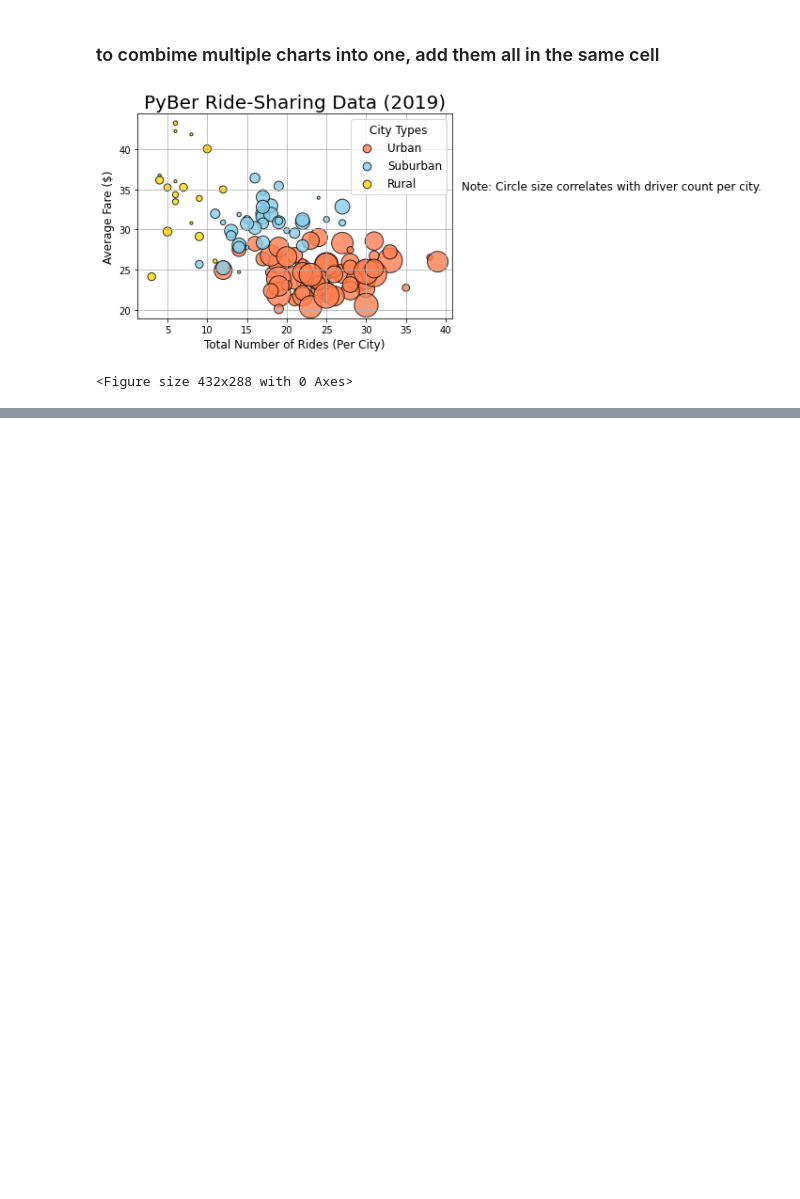
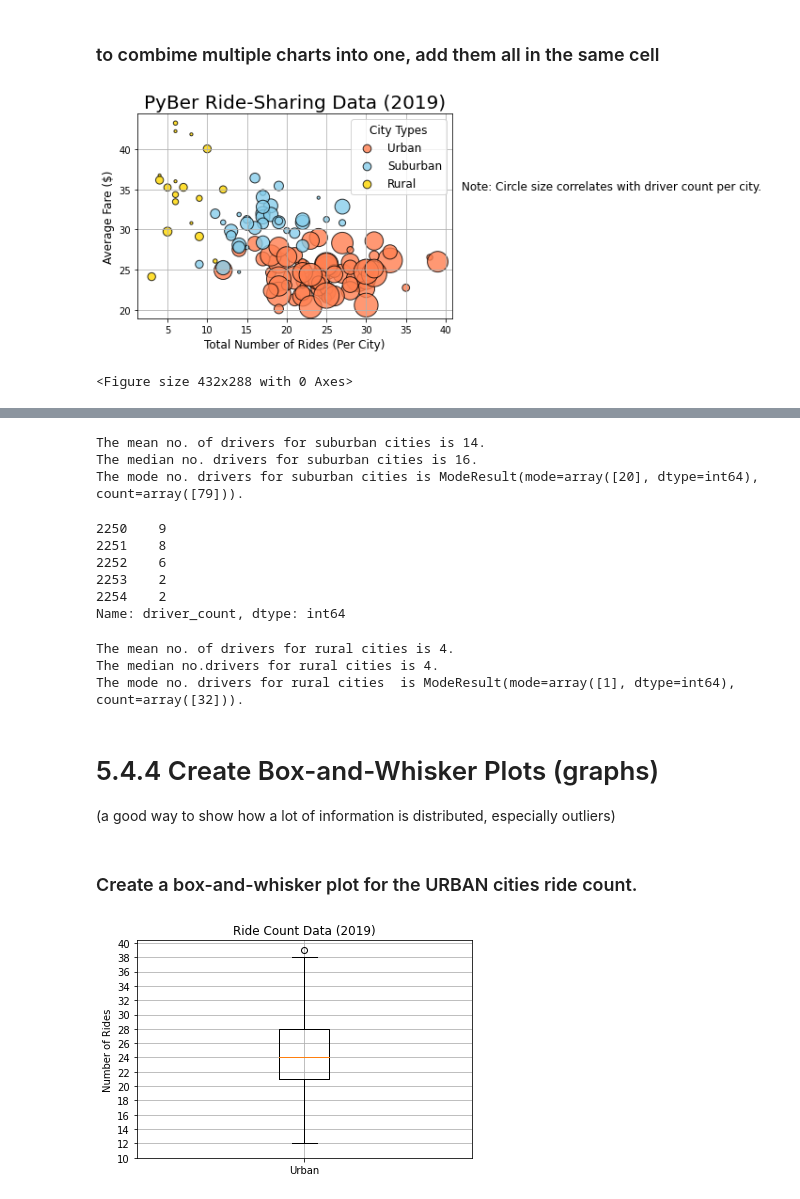
Before and after one commit to speddings/PyBer_analysis, a Jupyter notebook: PyBer.ipynb, the cells around one changed output, grey strips where cells are left out. Drawn from its saved outputs; the diff is of its cells as text; code cells hidden in the pictures; blank space fills up the shorter version.

```diff
--- a/PyBer.ipynb
+++ b/PyBer.ipynb
@@ -435,0 +718,57 @@ plt.savefig("resources/Fig1.png")
+# %%
+# Calculate the measures of central tendency for the average fare for the SUBURBAN cities.
+mean_suburban_drivers = np.mean(suburban_drivers)
+print(f"The mean no. of drivers for suburban cities is {mean_suburban_drivers:.0f}.")
+
+median_suburban_drivers = np.median(suburban_drivers)
+print(f"The median no. drivers for suburban cities is {median_suburban_drivers:.0f}.")
+
+mode_suburban_drivers = sts.mode(suburban_drivers)
+print(f"The mode no. drivers for suburban cities is {mode_suburban_drivers}.")
+# %% [output]
+The mean no. of drivers for suburban cities is 14.
+The median no. drivers for suburban cities is 16.
+The mode no. drivers for suburban cities is ModeResult(mode=array([20], dtype=int64), count=array([79])).
+# %%
+# Get the driver count data from the RURAL cities.
+rural_drivers = rural_cities_df['driver_count']
+rural_drivers.head()
+# %% [output]
+2250    9
+2251    8
+2252    6
+2253    2
+2254    2
+Name: driver_count, dtype: int64
+# %%
+# Calculate the measures of central tendency for the average fare for the URBAN cities.
+mean_rural_drivers = np.mean(rural_drivers)
+print(f"The mean no. of drivers for rural cities is {mean_rural_drivers:.0f}.")
+
+median_rural_drivers = np.median(rural_drivers)
+print(f"The median no.drivers for rural cities is {median_rural_drivers:.0f}.")
+
+mode_rural_drivers = sts.mode(rural_drivers)
+print(f"The mode no. drivers for rural cities  is {mode_rural_drivers}.")
+# %% [output]
+The mean no. of drivers for rural cities is 4.
+The median no.drivers for rural cities is 4.
+The mode no. drivers for rural cities  is ModeResult(mode=array([1], dtype=int64), count=array([32])).
+# %% [markdown]
+# 5.4.4 Create Box-and-Whisker Plots (graphs)
+(a good way to show how a lot of information is distributed, especially outliers)
+# %% [markdown]
+### Create a box-and-whisker plot for the URBAN cities ride count.
+# %%
+x_labels = ["Urban"]               # create axis labels with a list (of one item)
+fig, ax = plt.subplots()
+ax.boxplot(urban_ride_count, labels=x_labels)  # labels
+
+# Add the title, y-axis label and grid.
+ax.set_title('Ride Count Data (2019)')
+ax.set_ylabel('Number of Rides')
+ax.set_yticks(np.arange(10, 41, step=2.0))     # set the tick range with increments
+ax.grid()
+plt.show()
+# %% [output]
+[figure, added]
```
Also changed, not shown: parts of 56 cells of this notebook.
